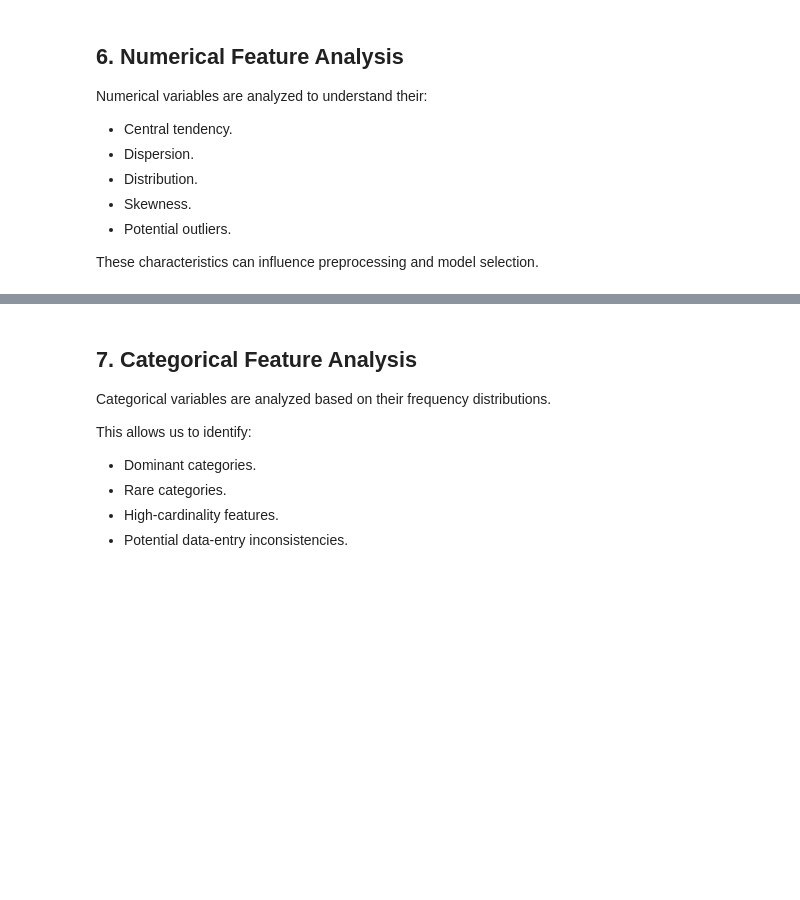
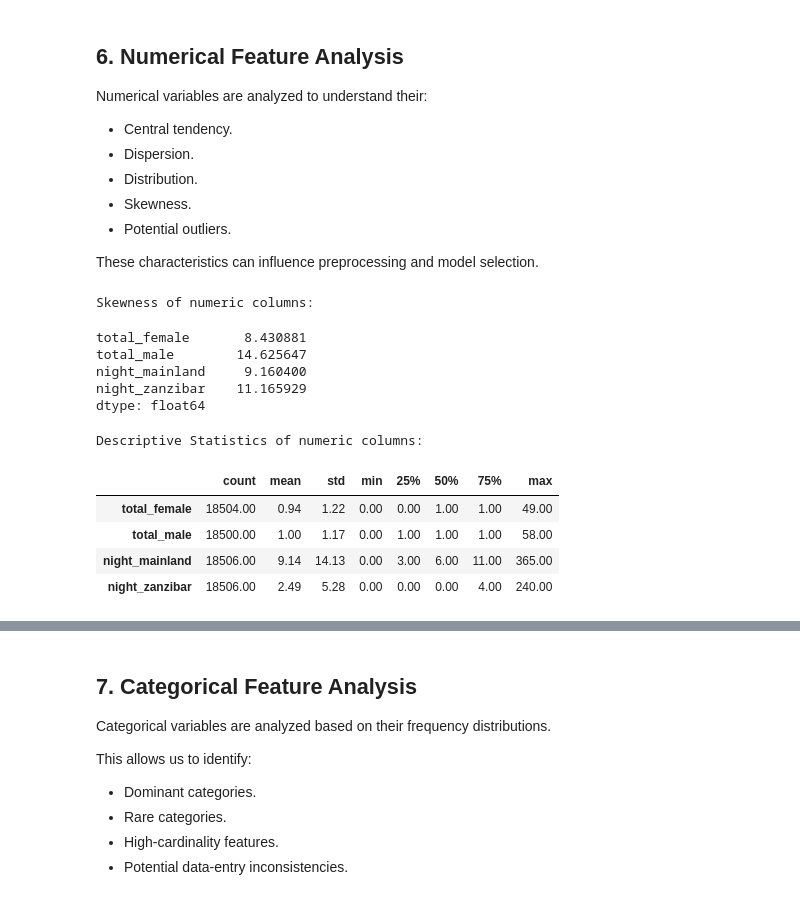
Before and after one commit to kareem0088/tanzania-tourism-classification, a Jupyter notebook: notebooks/01_statistical_eda.ipynb, the cells around one changed output, grey strips where cells are left out. Saved outputs shown, nothing was run; the diff lists cells and outputs as text; code cells hidden in the pictures; blank space fills up the shorter version.

```diff
--- a/notebooks/01_statistical_eda.ipynb
+++ b/notebooks/01_statistical_eda.ipynb
@@ -214,3 +230,21 @@ Numerical variables are analyzed to understand their:
 - Potential outliers.
 
 These characteristics can influence preprocessing and model selection.
+# %%
+print('Skewness of numeric columns:')
+display(df[NUMERIC_COLS].skew())
+print('Descriptive Statistics of numeric columns:')
+display(df[NUMERIC_COLS].describe().T.style.background_gradient(cmap='coolwarm_r').format('{:.2f}'))
+# %% [output]
+Skewness of numeric columns:
+total_female       8.430881
+total_male        14.625647
+night_mainland     9.160400
+night_zanzibar    11.165929
+dtype: float64
+Descriptive Statistics of numeric columns:
+|  | count | mean | std | min | 25% | 50% | 75% | max |
+| total_female | 18504.00 | 0.94 | 1.22 | 0.00 | 0.00 | 1.00 | 1.00 | 49.00 |
+| total_male | 18500.00 | 1.00 | 1.17 | 0.00 | 1.00 | 1.00 | 1.00 | 58.00 |
+| night_mainland | 18506.00 | 9.14 | 14.13 | 0.00 | 3.00 | 6.00 | 11.00 | 365.00 |
+| night_zanzibar | 18506.00 | 2.49 | 5.28 | 0.00 | 0.00 | 0.00 | 4.00 | 240.00 |
```
Also changed, not shown: parts of 5 cells of this notebook, 1 other file.
